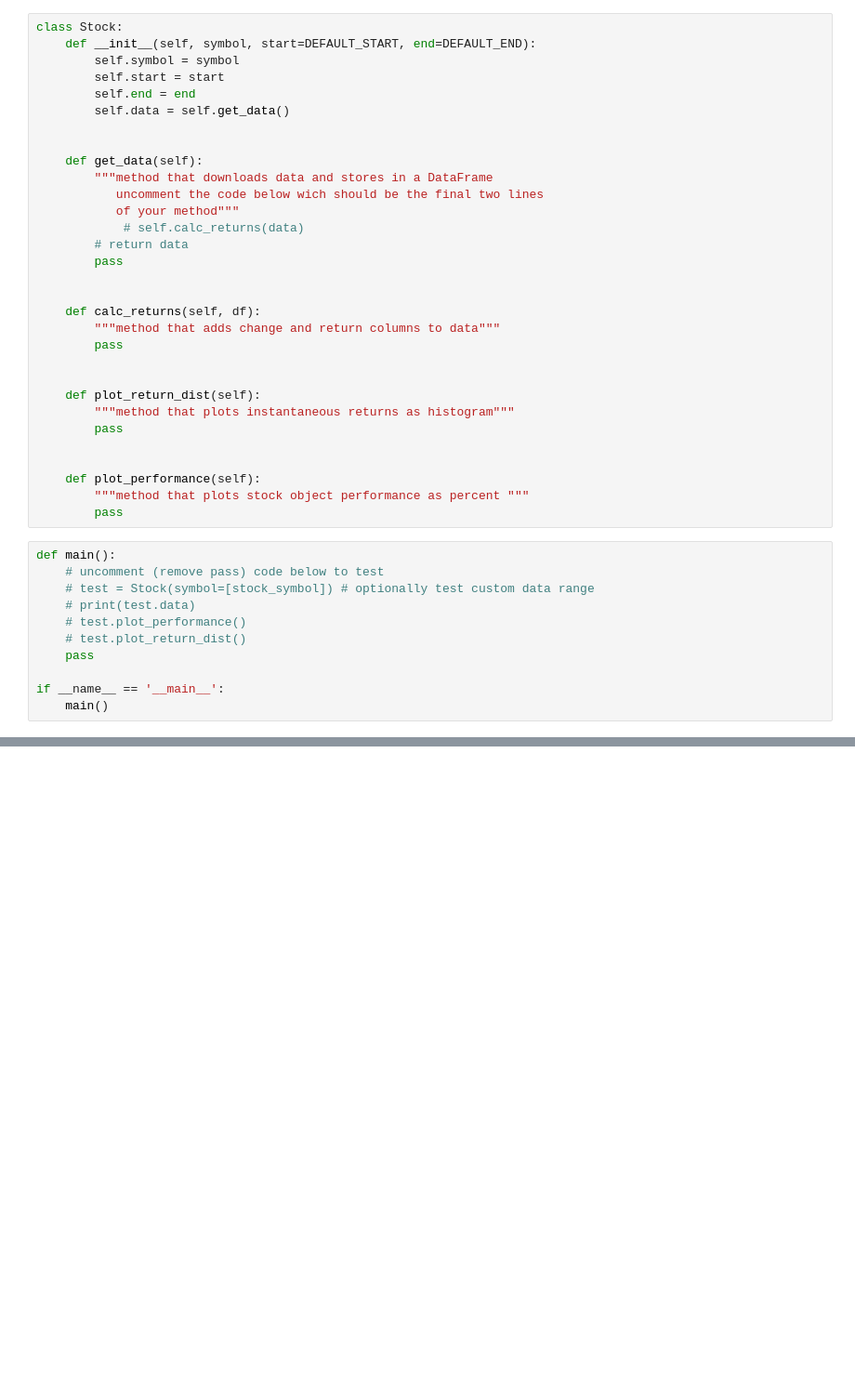
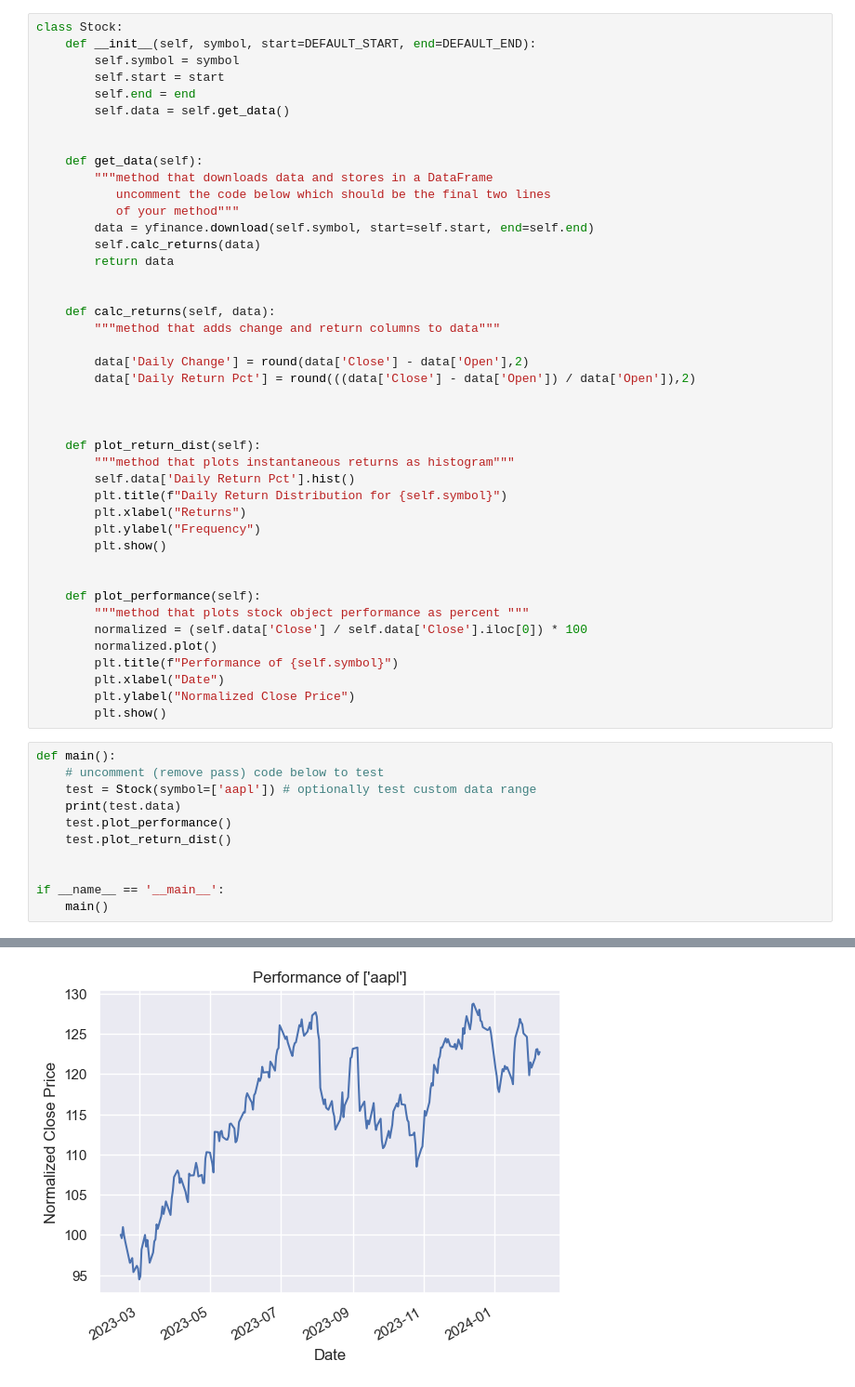
Before and after one commit to juberroc/OIM_7502_classwork, a Jupyter notebook: HW_class4.ipynb, the cells around one changed output, grey strips where cells are left out. Shown at 93% size. Saved outputs shown, nothing was run; the diff lists cells and outputs as text; blank space fills up the shorter version.

```diff
--- a/HW_class4.ipynb
+++ b/HW_class4.ipynb
@@ -21,34 +21,47 @@ class Stock:
 
     def get_data(self):
         """method that downloads data and stores in a DataFrame
-           uncomment the code below wich should be the final two lines
+           uncomment the code below which should be the final two lines
            of your method"""
-            # self.calc_returns(data)
-        # return data
-        pass
+        data = yfinance.download(self.symbol, start=self.start, end=self.end)
+        self.calc_returns(data)
+        return data
 
 
-    def calc_returns(self, df):
+    def calc_returns(self, data):
         """method that adds change and return columns to data"""
-        pass
+
+        data['Daily Change'] = round(data['Close'] - data['Open'],2)
+        data['Daily Return Pct'] = round(((data['Close'] - data['Open']) / data['Open']),2)
+
 
 
     def plot_return_dist(self):
         """method that plots instantaneous returns as histogram"""
-        pass
+        self.data['Daily Return Pct'].hist()
+        plt.title(f"Daily Return Distribution for {self.symbol}")
+        plt.xlabel("Returns")
+        plt.ylabel("Frequency")
+        plt.show()
 
 
     def plot_performance(self):
         """method that plots stock object performance as percent """
-        pass
+        normalized = (self.data['Close'] / self.data['Close'].iloc[0]) * 100
+        normalized.plot()
+        plt.title(f"Performance of {self.symbol}")
+        plt.xlabel("Date")
+        plt.ylabel("Normalized Close Price")
+        plt.show()
 # %%
 def main():
     # uncomment (remove pass) code below to test
-    # test = Stock(symbol=[stock_symbol]) # optionally test custom data range
-    # print(test.data)
-    # test.plot_performance()
-    # test.plot_return_dist()
-    pass
+    test = Stock(symbol=['aapl']) # optionally test custom data range
+    print(test.data)
+    test.plot_performance()
+    test.plot_return_dist()
+
 
 if __name__ == '__main__':
     main()
+# %% [output]
@@ -54,0 +86 @@ if __name__ == '__main__':
+[figure, added]
```
Also changed, not shown: parts of 2 cells of this notebook.
